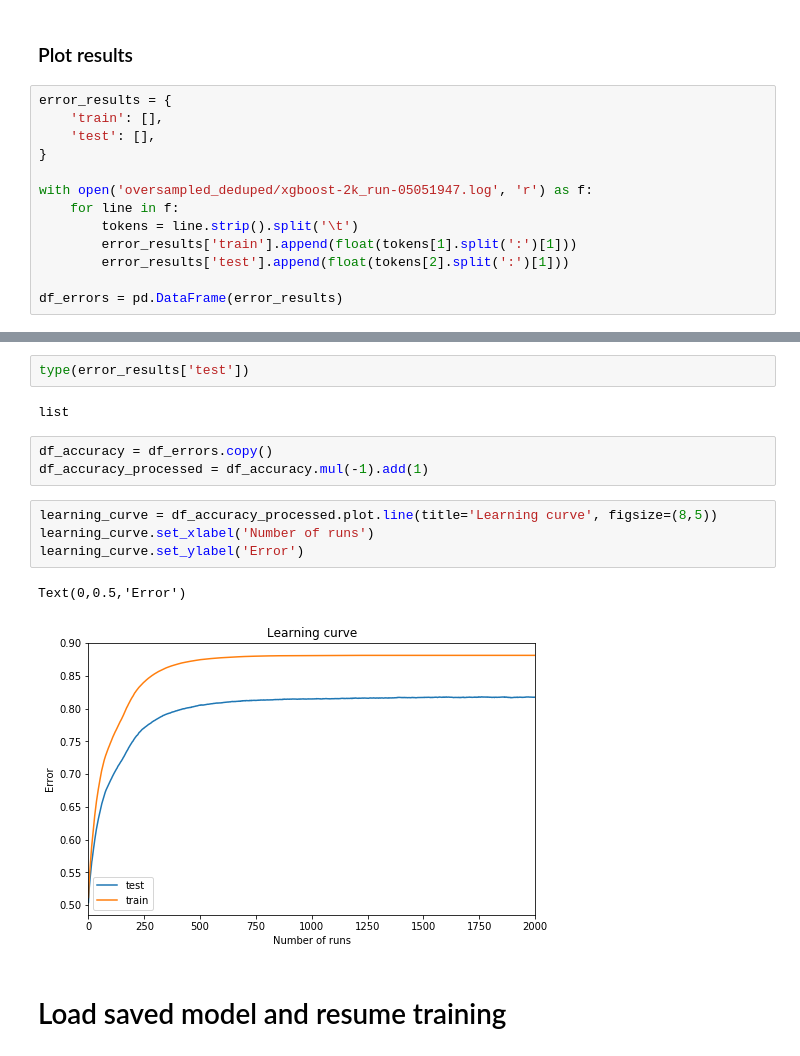
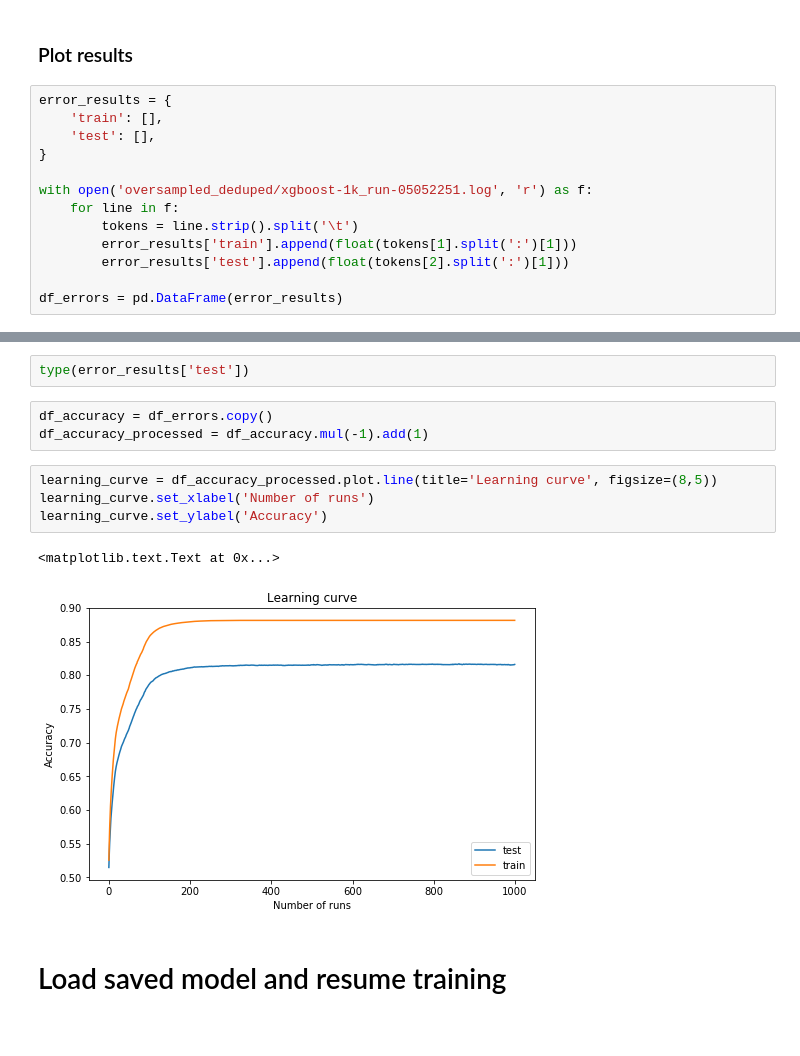
Before and after one commit to patrickmpoon/machine-learning, a Jupyter notebook: projects/capstone/oversampled-deduped.ipynb, the cells around one changed output, grey strips where cells are left out. Saved outputs shown, nothing was run; the diff lists cells and outputs as text.

Commit message:
Tuned hyperparams for xgboost and did 1k run - got 18.1% error

```diff
--- a/projects/capstone/oversampled-deduped.ipynb
+++ b/projects/capstone/oversampled-deduped.ipynb
@@ -392,7 +403,7 @@ error_results = {
     'test': [],
 }
 
-with open('oversampled_deduped/xgboost-2k_run-05051947.log', 'r') as f:
+with open('oversampled_deduped/xgboost-1k_run-05052251.log', 'r') as f:
     for line in f:
         tokens = line.strip().split('\t')
         error_results['train'].append(float(tokens[1].split(':')[1]))
@@ -409,17 +420,15 @@ Text(0,0.5,'Error')
 # %%
 type(error_results['test'])
-# %% [output]
-list
 # %%
 df_accuracy = df_errors.copy()
 df_accuracy_processed = df_accuracy.mul(-1).add(1)
 # %%
 learning_curve = df_accuracy_processed.plot.line(title='Learning curve', figsize=(8,5))
 learning_curve.set_xlabel('Number of runs')
-learning_curve.set_ylabel('Error')
+learning_curve.set_ylabel('Accuracy')
 # %% [output]
-Text(0,0.5,'Error')
+<matplotlib.text.Text at 0x...>
-[figure, old version]
+[figure, new version]
 # %% [markdown]
 # Load saved model and resume training
 # %%
```
Also changed, not shown: parts of 11 cells of this notebook.
